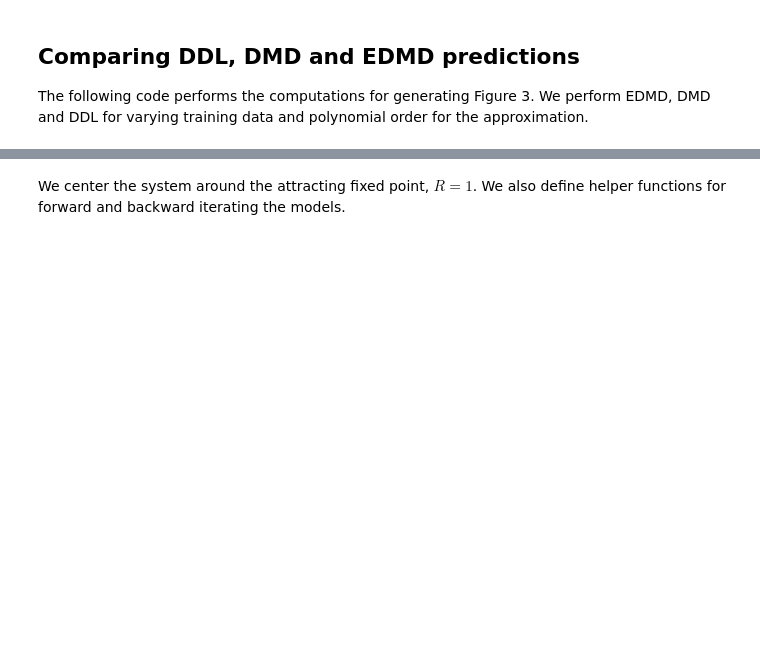
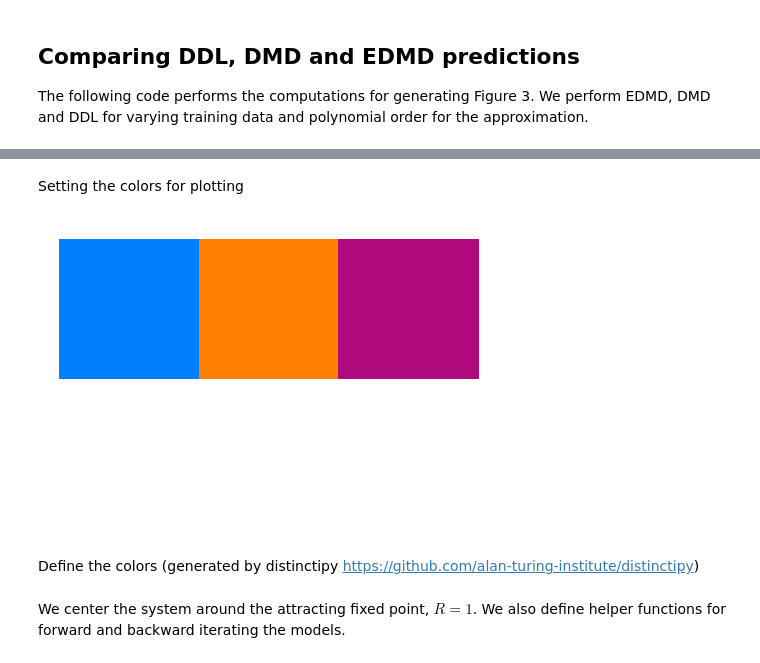
Before and after one commit to haller-group/DataDrivenLinearization, a Jupyter notebook: examples/Example_1_1Dimensional_system.ipynb, the cells around one changed output, grey strips where cells are left out. Drawn from its saved outputs; the diff is of its cells as text; code cells hidden in the pictures; blank space fills up the shorter version.

```diff
--- a/examples/Example_1_1Dimensional_system.ipynb
+++ b/examples/Example_1_1Dimensional_system.ipynb
@@ -22,3 +24,9 @@ import matplotlib.pyplot as plt
+# %% [markdown]
+Setting the colors for plotting
 # %%
 colors = distinctipy.get_colors(3, colorblind_type='Deuteranomaly',exclude_colors = [(1,1,1), (0,0,0)], rng = 6)
-#distinctipy.color_swatch(colors)
+distinctipy.color_swatch(colors)
+# %% [output]
+[figure, added]
+# %% [markdown]
+Define the colors (generated by distinctipy https://github.com/alan-turing-institute/distinctipy)
```
Also changed, not shown: parts of 23 cells of this notebook, 4 other files.
